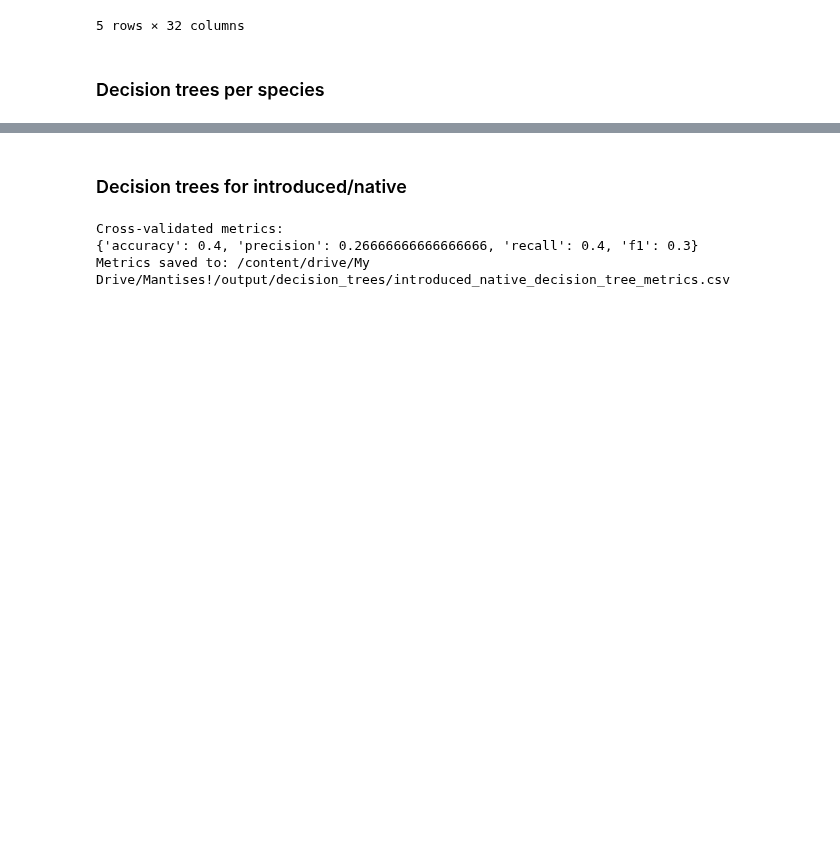
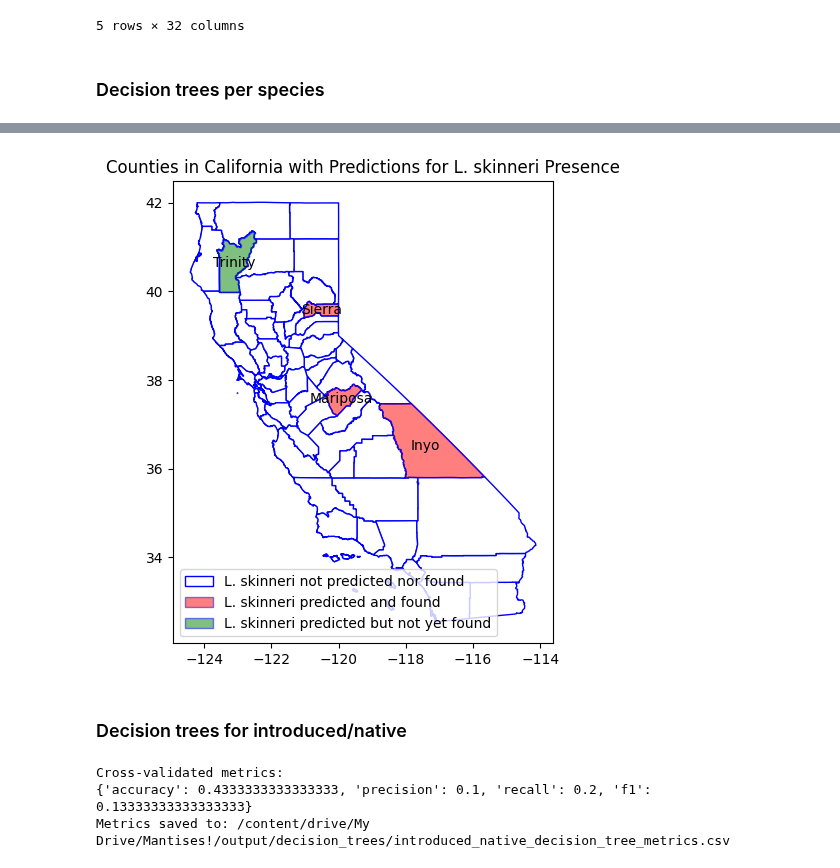
Before and after one commit to CharlesLehnen/DSCI_550_Final_Project, a Jupyter notebook: code/decision_tree.ipynb, the cells around one changed output, grey strips where cells are left out. Drawn from its saved outputs; the diff is of its cells as text; code cells hidden in the pictures; blank space fills up the shorter version.

Commit message:
Further anlaysis for Litaneutria skinneri

```diff
--- a/code/decision_tree.ipynb
+++ b/code/decision_tree.ipynb
@@ -451,0 +564,7 @@ Eco_Klamath_Mountains/California_High_North_Coa...    0.000000
+# %%
+# Model worked best for Litaneutria skinneri, so here are the counties we can find it in
+
+filtered_counties = merged_table3[(merged_table3['population_total'] < 18081.5) & (merged_table3['tmin'] > 1.304)]
+filtered_counties = filtered_counties[['County', 'Litaneutria skinneri']]
+
+filtered_counties
@@ -452,3 +577,41 @@ Eco_Klamath_Mountains/California_High_North_Coa...    0.000000
+# %%
+# Create new column in california_counties for the count of Litaneutria skinneri
+california_counties['Litaneutria_skinneri'] = 0
+
+# Update the counts from the filtered_counties DataFrame
+for index, row in filtered_counties.iterrows():
+    county_name = row['County']
+    county_count = row['Litaneutria skinneri']
+    california_counties.loc[california_counties['NAME_2'] == county_name, 'Litaneutria_skinneri'] = county_count
+
+# Define colors for legend
+legend_colors = {'L. skinneri not predicted nor found': 'white',
+                 'L. skinneri predicted and found': 'red',
+                 'L. skinneri predicted but not yet found': 'green'}
+
+# Plot counties not in filtered_counties
+base = california_counties.plot(figsize=(12, 6), color=legend_colors['L. skinneri not predicted nor found'], edgecolor='blue')
+
+# Overlay counties where L. skinneri is predicted and found
+california_counties[(california_counties['Litaneutria_skinneri'] > 0)].plot(ax=base, color=legend_colors['L. skinneri predicted and found'], alpha=0.5, edgecolor='blue')
+
+# Overlay counties where L. skinneri is predicted but not yet found
+california_counties[(california_counties['Litaneutria_skinneri'] == 0) & (california_counties['IsFiltered'])].plot(ax=base, color=legend_colors['L. skinneri predicted but not yet found'], alpha=0.5, edgecolor='blue')
+
+# Annotate the names of the filtered counties
+for _, row in california_counties[california_counties['IsFiltered']].iterrows():
+    plt.annotate(text=row['NAME_2'], xy=(row['geometry'].centroid.x, row['geometry'].centroid.y),
+                 horizontalalignment='center', verticalalignment='center', color='black')
+
+# Create legend
+from matplotlib.patches import Patch
+legend_patches = [Patch(facecolor=legend_colors[key], edgecolor='blue', label=key, alpha=0.5 if key != 'L. skinneri not predicted nor found' else 1) for key in legend_colors]
+plt.legend(handles=legend_patches, loc='lower left')
+plt.title('Counties in California with Predictions for L. skinneri Presence')
+
+plt.show()
+# %% [output]
+[figure, added]
 # %% [markdown]
 ### Decision trees for introduced/native
 # %%
@@ -456,7 +619,7 @@ Eco_Klamath_Mountains/California_High_North_Coa...    0.000000
 species_data = pd.DataFrame(index=unique_species)
 for species in unique_species:
     species_rows = merged_table3[merged_table3[species] == 1]  # Rows where the species is present
-    for col in ['tmax', 'tmin', 'prcp_monttl', 'population_total'] + ecoregion_columns:
+    for col in ['tmax', 'tmin', 'prcp', 'population_total'] + ecoregion_columns:
         # Mean for continuous variables, mode (most common value) for ecoregions
         if col in ecoregion_columns:
             species_data.at[species, col] = species_rows[col].mode()[0]
@@ -505,5 +668,5 @@ plt.close()
 print(f"Metrics saved to: {metrics_csv_path}")
 # %% [output]
 Cross-validated metrics:
-{'accuracy': 0.4, 'precision': 0.26666666666666666, 'recall': 0.4, 'f1': 0.3}
+{'accuracy': 0.4333333333333333, 'precision': 0.1, 'recall': 0.2, 'f1': 0.13333333333333333}
 Metrics saved to: /content/drive/My Drive/Mantises!/output/decision_trees/introduced_native_decision_tree_metrics.csv
```
Also changed, not shown: parts of 9 cells of this notebook.
